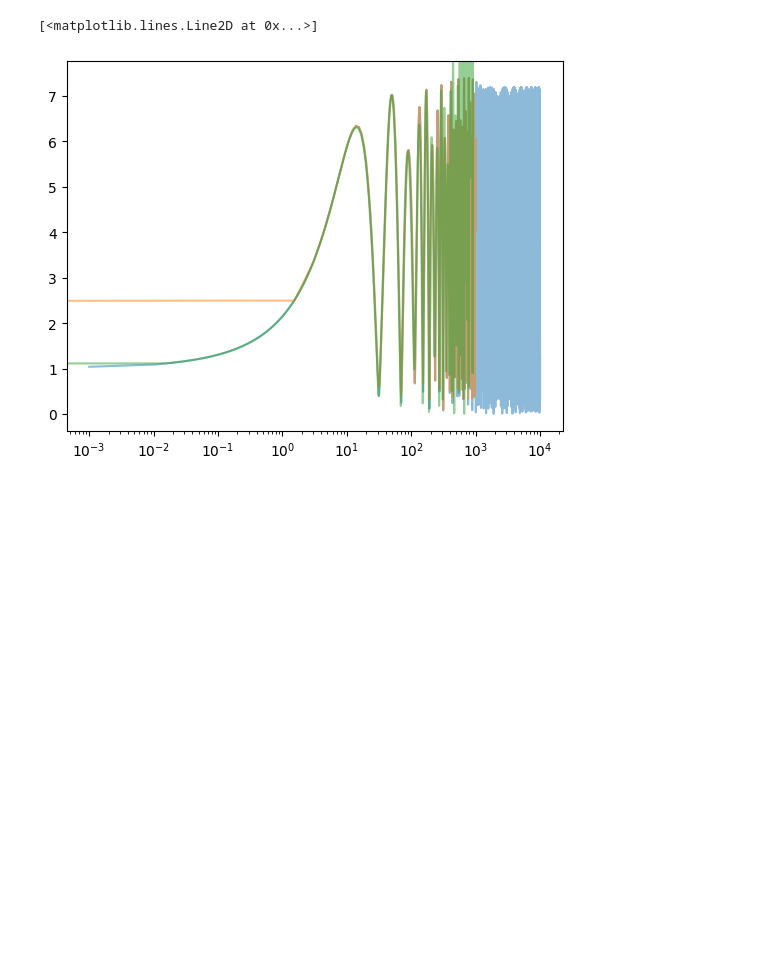
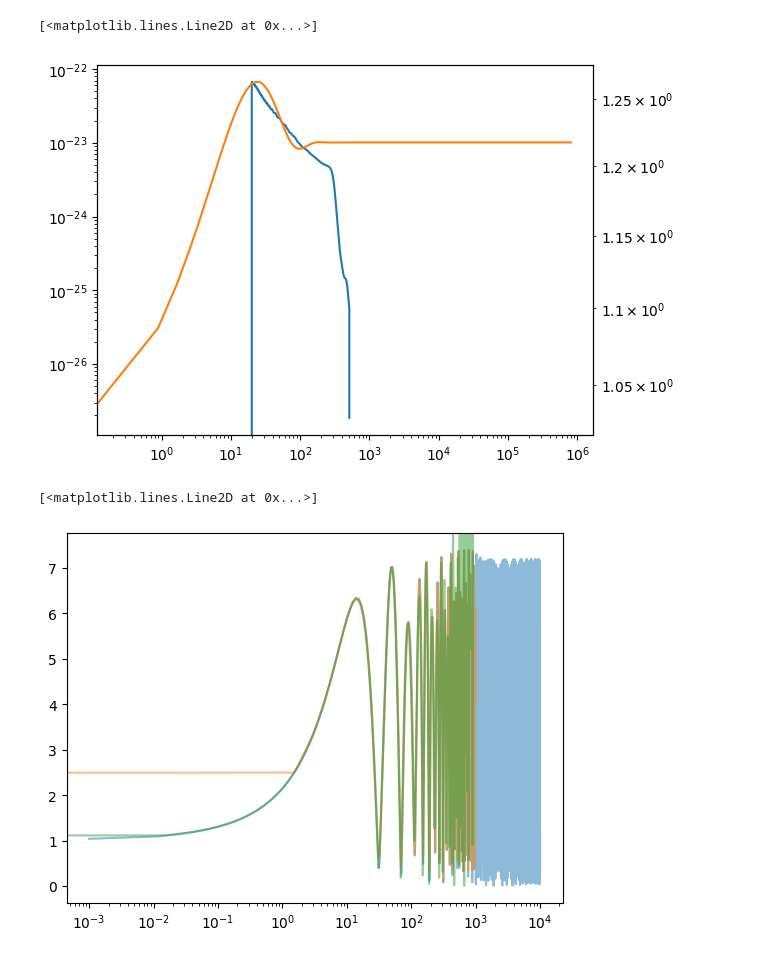
Before and after one commit to mhycheung/glworia, a Jupyter notebook: load_interp_simple.ipynb, the cells around one changed output. Drawn from its saved outputs; the diff is of its cells as text; code cells hidden in the pictures; blank space fills up the shorter version.

```diff
--- a/load_interp_simple.ipynb
+++ b/load_interp_simple.ipynb
@@ -70,0 +99,25 @@ axs[1].semilogx(w_interp/w_fac/500, np.angle(F))
+# %%
+wf_param_dict = dict(
+    mass_1=36.0,
+    mass_2=29.0,
+    a_1=0.4,
+    a_2=0.3,
+    tilt_1=0.5,
+    tilt_2=1.0,
+    phi_12=1.7,
+    phi_jl=0.3,
+    theta_jn=0.4,
+    psi=2.659,
+    phase=1.3,
+    geocent_time=1126259642.413,
+    luminosity_distance=500,
+    ra=1.375,
+    dec=-1.2108,
+)
+# %%
+strain_dict = waveform_generator.frequency_domain_strain(wf_param_dict)
+# %%
+freq = waveform_generator.frequency_array
+Mtow = 8*np.pi*G/c**3*Msun
+MLz = 100
+freq_w = w_interp/MLz/Mtow
@@ -70,0 +128,8 @@ axs[1].semilogx(w_interp/w_fac/500, np.angle(F))
+# %%
+fig, ax = plt.subplots()
+ax.loglog(freq, np.abs(strain_dict['plus']))
+ax2 = ax.twinx()
+ax2.loglog(freq_w, np.abs(F), color = 'C1')
+# %% [output]
+[<matplotlib.lines.Line2D at 0x...>]
+[figure, added]
```
Also changed, not shown: parts of 8 cells of this notebook, 1 other file.
